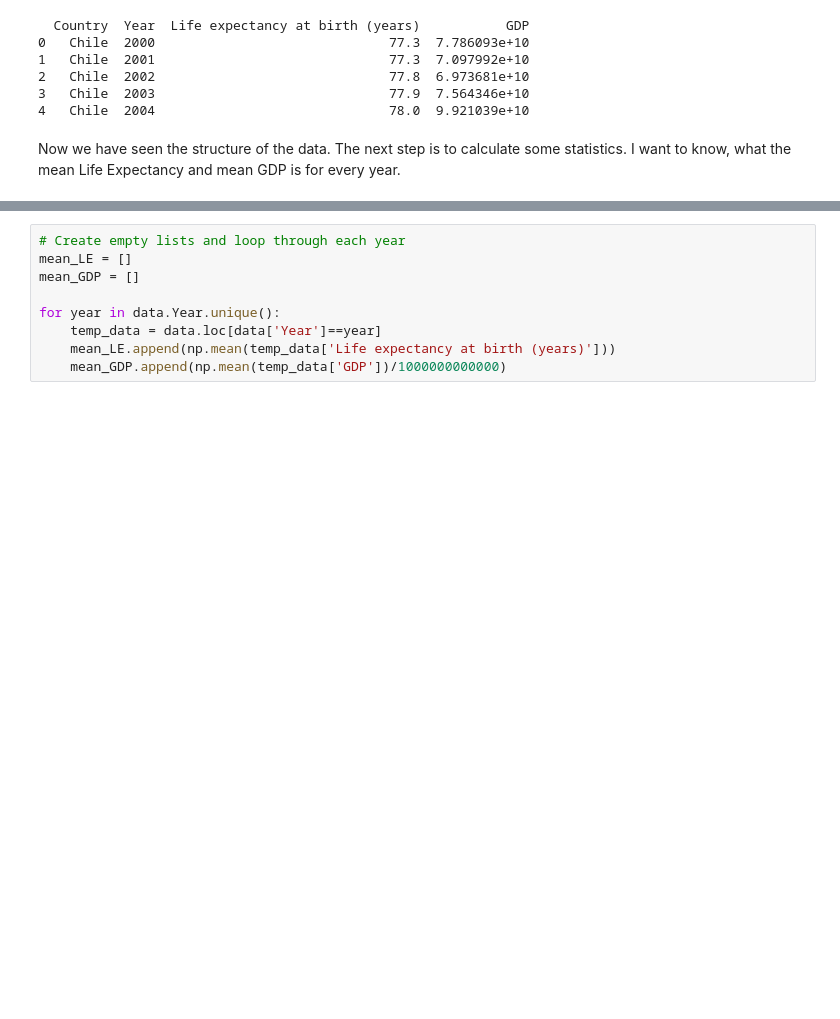
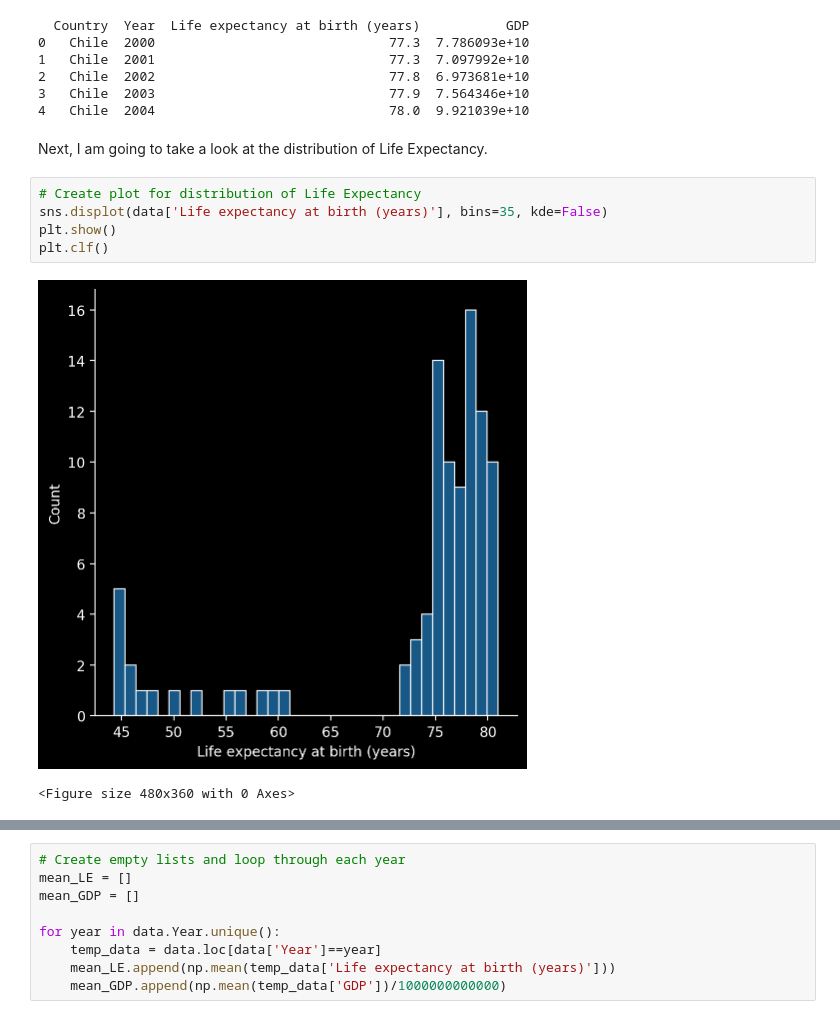
Before and after one commit to mige92/Life_Expectancy_and_GDP, a Jupyter notebook: life_expectancy_gdp.ipynb, the cells around one changed output, grey strips where cells are left out. Saved outputs shown, nothing was run; the diff lists cells and outputs as text; blank space fills up the shorter version.

```diff
--- a/life_expectancy_gdp.ipynb
+++ b/life_expectancy_gdp.ipynb
@@ -25,5 +26,13 @@ data.Country.mask(data.Country == 'United States of America', 'USA', inplace=Tru
 2   Chile  2002                              77.8  6.973681e+10
 3   Chile  2003                              77.9  7.564346e+10
 4   Chile  2004                              78.0  9.921039e+10
-# %% [markdown]
-Now we have seen the structure of the data. The next step is to calculate some statistics. I want to know, what the mean Life Expectancy and mean GDP is for every year.
+# %% [markdown]
+Next, I am going to take a look at the distribution of Life Expectancy.
+# %%
+# Create plot for distribution of Life Expectancy
+sns.displot(data['Life expectancy at birth (years)'], bins=35, kde=False)
+plt.show()
+plt.clf()
+# %% [output]
+[figure, added]
+<Figure size 480x360 with 0 Axes>
```
Also changed, not shown: parts of 16 cells of this notebook.
